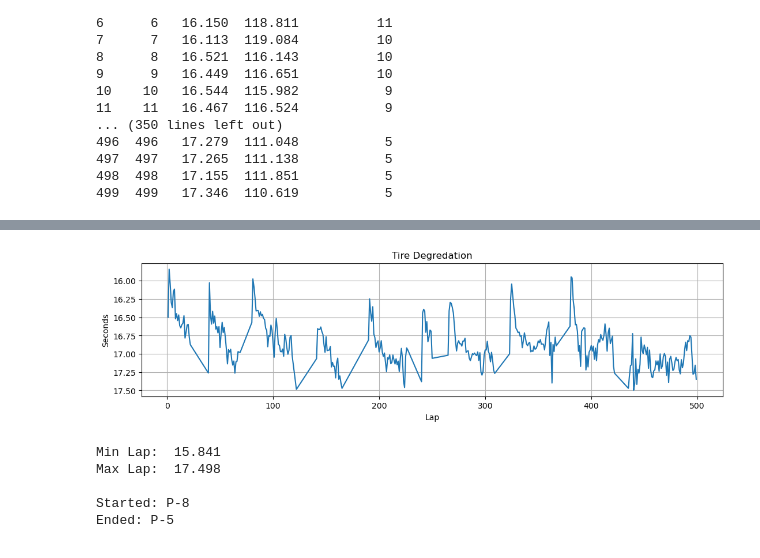
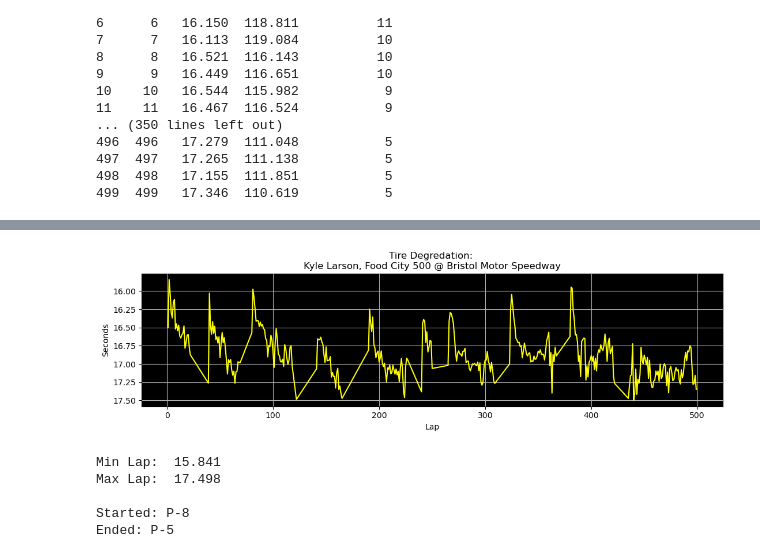
Before and after one commit to JarKanni/nascar_analysis, a Jupyter notebook: lap_times_by_race.ipynb, the cells around one changed output, grey strips where cells are left out. Drawn from its saved outputs; the diff is of its cells as text; code cells hidden in the pictures.

Commit message:
chart, title fix
- fixed chart colors to reflect the black and yellow of fresh goodyears
- fixed title to show driver and race info to better understand context

```diff
--- a/lap_times_by_race.ipynb
+++ b/lap_times_by_race.ipynb
@@ -6,12 +6,23 @@ import numpy as np
 
 pd.set_option('display.max_rows', None)  # Show all rows
 pd.set_option('display.max_columns', None)  # Show all columns
+
+race_id = 5392
+driver_index = 4
+lap_time_cutoff = 17.5
 # %%
 # Find race_id based on track and race names
 
 url = 'https://cf.nascar.com/cacher/2024/race_list_basic.json'
 json = requests.get(url).json()
-df = pd.json_normalize(json['series_1'])
+race = pd.json_normalize(json['series_1'])
+race = race[['race_id', 'track_name', 'race_name']].set_index('race_id')
+race = race.loc[race_id]
+location = race.values[0]
+name = race.values[1]
+race = name + ' @ ' + location
 
-print(df[['race_id', 'track_name', 'race_name']].set_index('race_id'))
+#print(race)
+
+print(race)
 # %% [output]
@@ -61,14 +56,14 @@ print(driver[['Number','FullName','Manufacturer','NASCARDriverID']])
 # Find driver name by index
 # race is Bristol Food City 500
 
-driver_index = 4
-lap_time_cutoff = 17.5
 
-url = 'https://cf.nascar.com/cacher/2024/1/5392/lap-times.json'
+url = f'https://cf.nascar.com/cacher/2024/1/{race_id}/lap-times.json'
 json = requests.get(url).json()
 driver = pd.json_normalize(json['laps'][driver_index])
 driver = driver['FullName'].iloc[0]
 
+
 print(driver)
+print(race)
 # %% [output]
 Kyle Larson
@@ -167,3 +163,19 @@ print(race_laps)
 497  497   17.265  111.138           5
 498  498   17.155  111.851           5
 499  499   17.346  110.619           5
+# %%
+# tire degredation with all laps
+
+laptime = df['LapTime']
+lap = df['Lap']
+title = 'Tire Degredation: \n' + driver + ', ' + race
+
+fig, ax = plt.subplots(figsize=(13,3))
+ax.plot(lap, laptime, color='yellow')
+ax.invert_yaxis()
+ax.set_xlabel('Lap')
+ax.set_ylabel('Seconds')
+ax.set_title(title)
+ax.set_facecolor('black')
+ax.grid()
+plt.show()
@@ -170,19 +184,20 @@ print(race_laps)
 # %%
-# plot tire degredation
+# plot tire degredation w/cleaned data
 
 laptime = race_laps['LapTime']
 lap = race_laps['Lap']
 
 fig, ax = plt.subplots(figsize=(13,3))
-ax.plot(lap, laptime)
+ax.plot(lap, laptime, color='yellow')
 ax.invert_yaxis()
 ax.set_xlabel('Lap')
 ax.set_ylabel('Seconds')
-ax.set_title('Tire Degredation')
+ax.set_title(title)
+ax.set_facecolor('black')
 ax.grid()
 plt.show()
 # %% [output]
-[figure, old version]
+[figure, new version]
 # %%
 print('Min Lap: ', race_laps['LapTime'].min())
 print('Max Lap: ', race_laps['LapTime'].max(), '\n')
```
Also changed, not shown: parts of 3 cells of this notebook.
